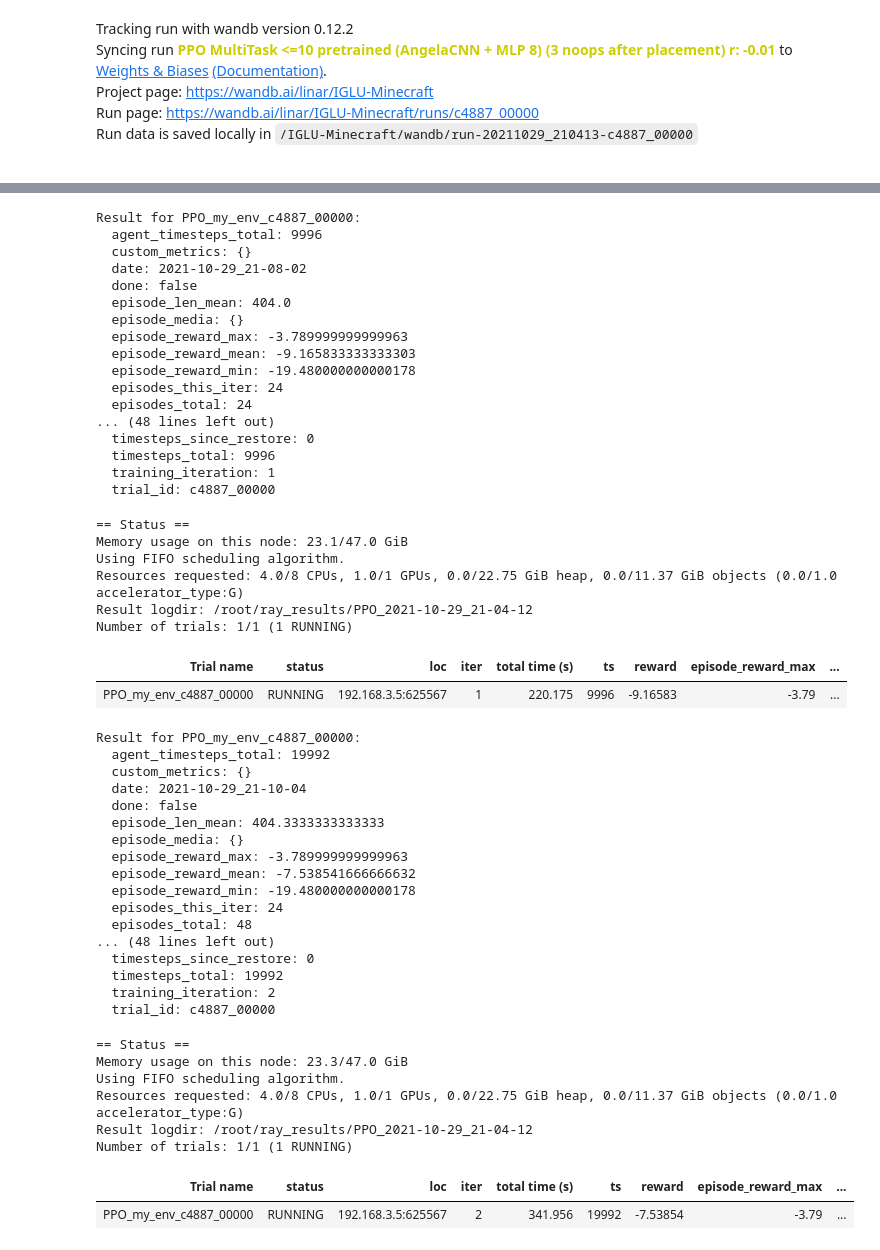
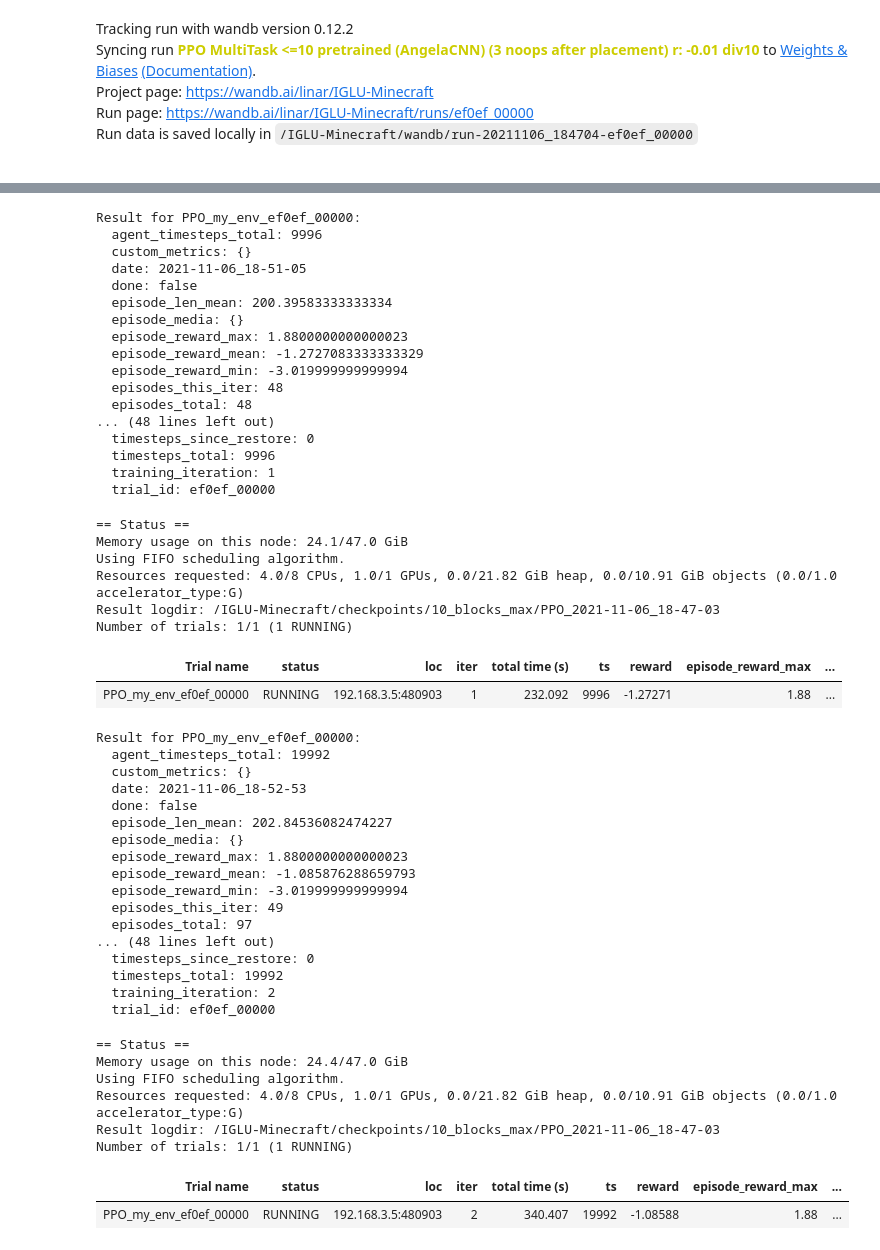
Before and after one commit to LinarAbdrazakov/IGLU-Minecraft, a Jupyter notebook: Training PPO MultiTask <=10 (visual pretrained AngelaCNN) with 3 noops after placement and r -0.01.ipynb, the cells around one changed output, grey strips where cells are left out. Drawn from its saved outputs; the diff is of its cells as text; code cells hidden in the pictures.

Commit message:
multitask training

```diff
--- a/Training PPO MultiTask <=10 (visual pretrained AngelaCNN) with 3 noops after placement and r -0.01.ipynb
+++ b/Training PPO MultiTask <=10 (visual pretrained AngelaCNN) with 3 noops after placement and r -0.01.ipynb
@@ -221,10 +214,14 @@ analysis = tune.run(PPOTrainer,
              "logger_config": {
                   "wandb": {
                       "project": "IGLU-Minecraft",
-                      "name": "PPO MultiTask <=10 pretrained (AngelaCNN + MLP 8) (3 noops after placement) r: -0.01"
+                      "name": "PPO MultiTask <=10 pretrained (AngelaCNN) (3 noops after placement) r: -0.01 div10"
                   }
               }
 
         },
-        loggers=[WandbLogger])
+        loggers=[WandbLogger],
+        local_dir="/IGLU-Minecraft/checkpoints/10_blocks_max",
+        keep_checkpoints_num=50,
+        checkpoint_freq=5,
+        checkpoint_at_end=True)
 # %% [output]
@@ -245,5 +243,5 @@ wandb:  $ pip install wandb --upgrade
 Tracking run with wandb version 0.12.2
-Syncing run PPO MultiTask <=10 pretrained (AngelaCNN + MLP 8) (3 noops after placement) r: -0.01 to Weights & Biases (Documentation).
+Syncing run PPO MultiTask <=10 pretrained (AngelaCNN) (3 noops after placement) r: -0.01 div10 to Weights & Biases (Documentation).
 Project page: https://wandb.ai/linar/IGLU-Minecraft
-Run page: https://wandb.ai/linar/IGLU-Minecraft/runs/c4887_00000
-Run data is saved locally in /IGLU-Minecraft/wandb/run-20211029_210413-c4887_00000
+Run page: https://wandb.ai/linar/IGLU-Minecraft/runs/ef0ef_00000
+Run data is saved locally in /IGLU-Minecraft/wandb/run-20211106_184704-ef0ef_00000
@@ -266,50 +264,50 @@ Run data is saved locally in /IGLU-Minecraft/wandb/run-20211029_210413-c4887_000
-Result for PPO_my_env_c4887_00000:
+Result for PPO_my_env_ef0ef_00000:
   agent_timesteps_total: 9996
   custom_metrics: {}
-  date: 2021-10-29_21-08-02
+  date: 2021-11-06_18-51-05
   done: false
-  episode_len_mean: 404.0
+  episode_len_mean: 200.39583333333334
   episode_media: {}
-  episode_reward_max: -3.789999999999963
-  episode_reward_mean: -9.165833333333303
-  episode_reward_min: -19.480000000000178
-  episodes_this_iter: 24
-  episodes_total: 24
+  episode_reward_max: 1.8800000000000023
+  episode_reward_mean: -1.2727083333333329
+  episode_reward_min: -3.019999999999994
+  episodes_this_iter: 48
+  episodes_total: 48
 ... (48 lines left out)
   timesteps_since_restore: 0
   timesteps_total: 9996
   training_iteration: 1
-  trial_id: c4887_00000
+  trial_id: ef0ef_00000
 == Status ==
-Memory usage on this node: 23.1/47.0 GiB
+Memory usage on this node: 24.1/47.0 GiB
 Using FIFO scheduling algorithm.
-Resources requested: 4.0/8 CPUs, 1.0/1 GPUs, 0.0/22.75 GiB heap, 0.0/11.37 GiB objects (0.0/1.0 accelerator_type:G)
-Result logdir: /root/ray_results/PPO_2021-10-29_21-04-12
+Resources requested: 4.0/8 CPUs, 1.0/1 GPUs, 0.0/21.82 GiB heap, 0.0/10.91 GiB objects (0.0/1.0 accelerator_type:G)
+Result logdir: /IGLU-Minecraft/checkpoints/10_blocks_max/PPO_2021-11-06_18-47-03
 Number of trials: 1/1 (1 RUNNING)
 | Trial name | status | loc | iter | total time (s) | ts | reward | episode_reward_max | ... |
-| PPO_my_env_c4887_00000 | RUNNING | 192.168.3.5:625567 | 1 | 220.175 | 9996 | -9.16583 | -3.79 | ... |
+| PPO_my_env_ef0ef_00000 | RUNNING | 192.168.3.5:480903 | 1 | 232.092 | 9996 | -1.27271 | 1.88 | ... |
-Result for PPO_my_env_c4887_00000:
+Result for PPO_my_env_ef0ef_00000:
   agent_timesteps_total: 19992
   custom_metrics: {}
-  date: 2021-10-29_21-10-04
+  date: 2021-11-06_18-52-53
   done: false
-  episode_len_mean: 404.3333333333333
+  episode_len_mean: 202.84536082474227
   episode_media: {}
-  episode_reward_max: -3.789999999999963
-  episode_reward_mean: -7.538541666666632
-  episode_reward_min: -19.480000000000178
-  episodes_this_iter: 24
-  episodes_total: 48
+  episode_reward_max: 1.8800000000000023
+  episode_reward_mean: -1.085876288659793
+  episode_reward_min: -3.019999999999994
+  episodes_this_iter: 49
+  episodes_total: 97
 ... (48 lines left out)
   timesteps_since_restore: 0
   timesteps_total: 19992
   training_iteration: 2
-  trial_id: c4887_00000
+  trial_id: ef0ef_00000
 == Status ==
-Memory usage on this node: 23.3/47.0 GiB
+Memory usage on this node: 24.4/47.0 GiB
 Using FIFO scheduling algorithm.
-Resources requested: 4.0/8 CPUs, 1.0/1 GPUs, 0.0/22.75 GiB heap, 0.0/11.37 GiB objects (0.0/1.0 accelerator_type:G)
-Result logdir: /root/ray_results/PPO_2021-10-29_21-04-12
+Resources requested: 4.0/8 CPUs, 1.0/1 GPUs, 0.0/21.82 GiB heap, 0.0/10.91 GiB objects (0.0/1.0 accelerator_type:G)
+Result logdir: /IGLU-Minecraft/checkpoints/10_blocks_max/PPO_2021-11-06_18-47-03
 Number of trials: 1/1 (1 RUNNING)
 | Trial name | status | loc | iter | total time (s) | ts | reward | episode_reward_max | ... |
-| PPO_my_env_c4887_00000 | RUNNING | 192.168.3.5:625567 | 2 | 341.956 | 19992 | -7.53854 | -3.79 | ... |
+| PPO_my_env_ef0ef_00000 | RUNNING | 192.168.3.5:480903 | 2 | 340.407 | 19992 | -1.08588 | 1.88 | ... |
```
Also changed, not shown: parts of 5 cells of this notebook.
